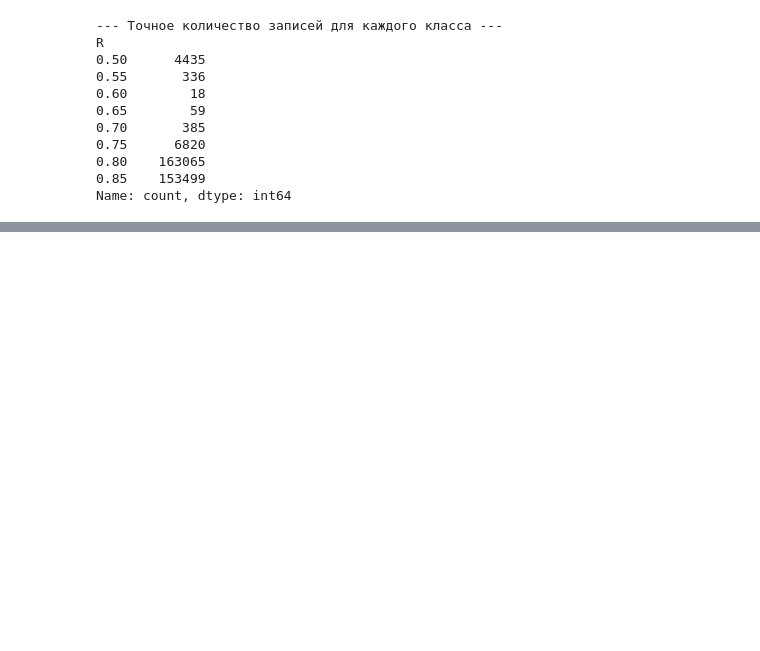
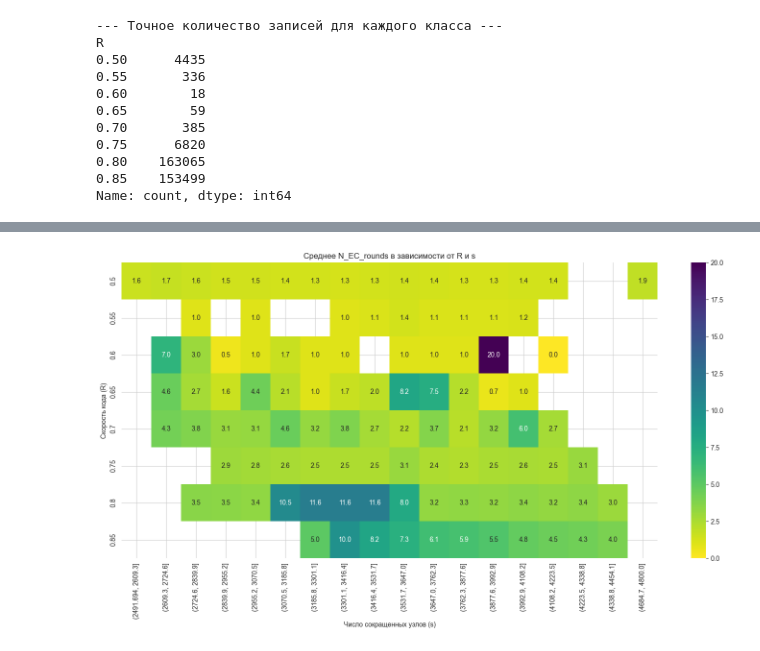
Before and after one commit to jmihan/aidao-hack, a Jupyter notebook: notebooks/eda_raw.ipynb, the cells around one changed output, grey strips where cells are left out. Saved outputs shown, nothing was run; the diff lists cells and outputs as text; code cells hidden in the pictures; blank space fills up the shorter version.

```diff
--- a/notebooks/eda_raw.ipynb
+++ b/notebooks/eda_raw.ipynb
@@ -559,0 +654,15 @@ Name: count, dtype: int64
+# %%
+# Создаем сводную таблицу: среднее N_EC_rounds для каждой пары (R, s)
+# Так как s - непрерывная переменная, сгруппируем ее в бины
+s_bins = pd.cut(df['s'], bins=20) # 20 бинов для наглядности
+pivot_table = df.groupby(['R', s_bins])['N_EC_rounds'].mean().reset_index()
+pivot_table_final = pivot_table.pivot_table(index='R', columns='s', values='N_EC_rounds')
+
+plt.figure(figsize=(18, 8))
+sns.heatmap(pivot_table_final, annot=True, fmt=".1f", cmap="viridis_r") # _r инвертирует палитру, зеленый - хорошо
+plt.title('Среднее N_EC_rounds в зависимости от R и s')
+plt.xlabel('Число сокращенных узлов (s)')
+plt.ylabel('Скорость кода (R)')
+plt.show()
+# %% [output]
+[figure, added]
```
Also changed, not shown: parts of 14 cells of this notebook, 1 other file.
